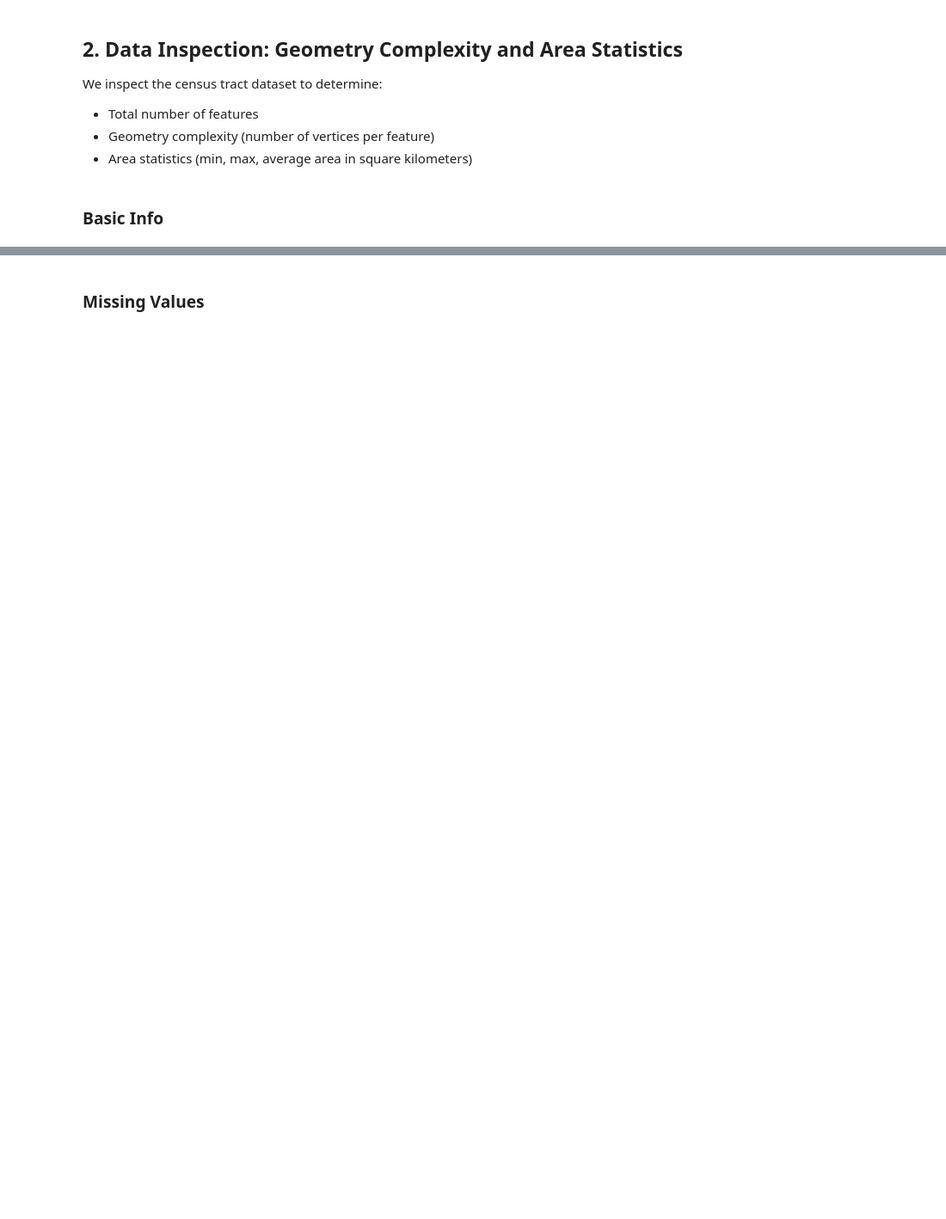
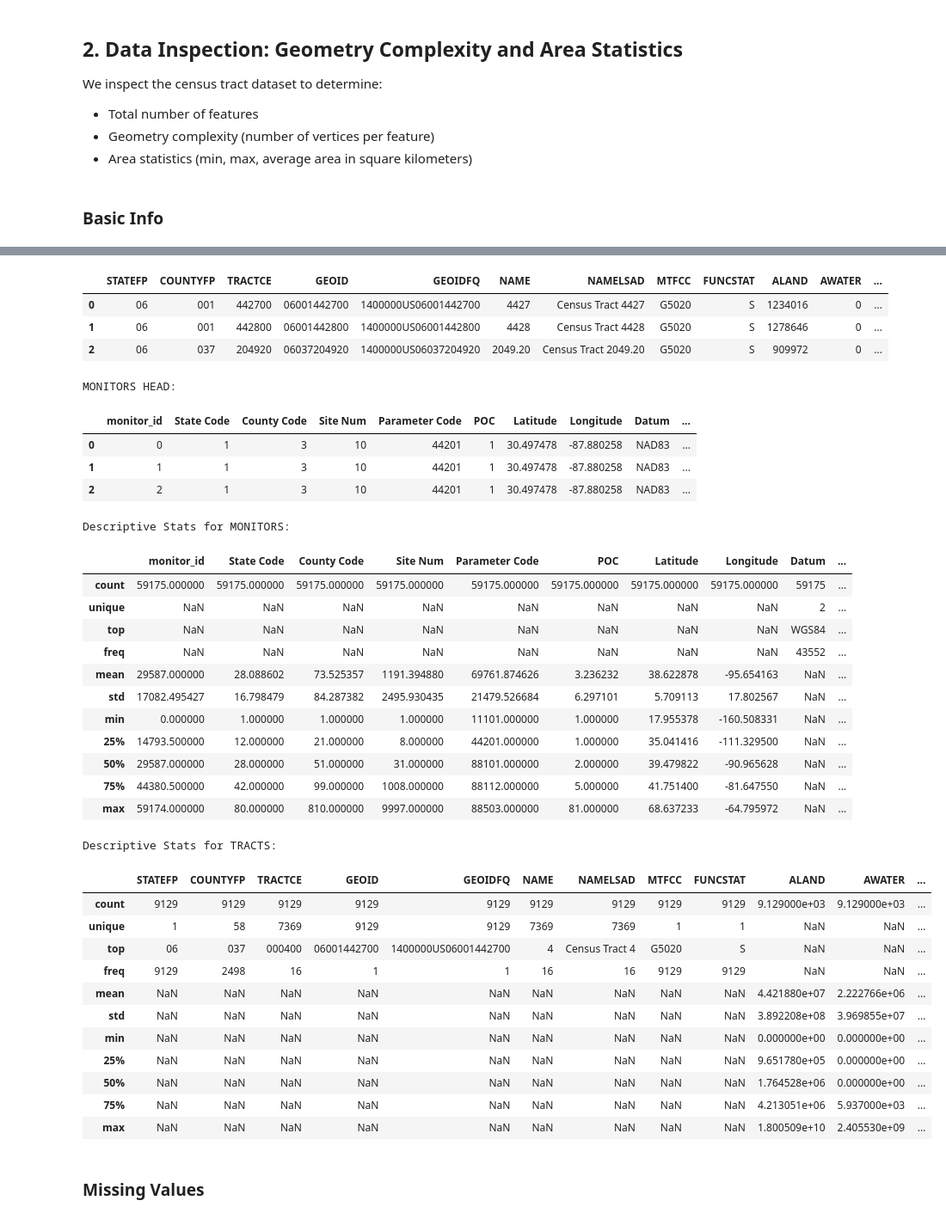
Before and after one commit to Aditya-gam/air-spatial-insights, a Jupyter notebook: notebooks/Spatial Analysis Workflow.ipynb, the cells around one changed output, grey strips where cells are left out. Shown at 86% size. Cells and saved outputs as stored; diff of their text form; code cells hidden in the pictures; blank space fills up the shorter version.

```diff
--- a/notebooks/Spatial Analysis Workflow.ipynb
+++ b/notebooks/Spatial Analysis Workflow.ipynb
@@ -33,8 +33,6 @@ from esda import Moran, Moran_Local
 import osmnx as ox
 import networkx as nx
 
-from scripts.data_loader import load_census_tracts, load_monitors
-
 import warnings
 warnings.filterwarnings("ignore", message="The weights matrix is not fully connected")
 warnings.filterwarnings("ignore", message="The weights matrix is not symmetric")
@@ -65,11 +63,12 @@ plt.rcParams['axes.titlecolor'] = 'black'
 plt.rcParams['axes.titleweight'] = 'bold'
 plt.rcParams['axes.titlepad'] = 10
 
+
 # Load Census Tract shapefile
-tracts_gdf = load_census_tracts("data/tl_2024_06_tract.zip")
+tracts = gpd.read_file('../data/raw/tl_2024_06_tract.zip')
 
 # Load Air Quality Monitor CSV
-monitors_gdf = load_monitors("data/annual_conc_by_monitor_2024.csv")
+monitors_df = pd.read_csv('../data/raw/annual_conc_by_monitor_2024.csv')
 
 # Create GeoDataFrame for monitors, using Longitude and Latitude columns
 monitors_gdf = gpd.GeoDataFrame(
@@ -110,3 +110,7 @@ display(monitors_gdf.head(3))
 # If you want descriptive stats for numeric columns:
 print("\nDescriptive Stats for MONITORS:")
 display(monitors_gdf.describe(include='all'))
+
+print("\nDescriptive Stats for TRACTS:")
+display(tracts.describe(include='all'))
+# %% [output]
@@ -113,3 +134,38 @@ display(monitors_gdf.describe(include='all'))
+|  | STATEFP | COUNTYFP | TRACTCE | GEOID | GEOIDFQ | NAME | NAMELSAD | MTFCC | FUNCSTAT | ALAND | AWATER | ... |
+| 0 | 06 | 001 | 442700 | 06001442700 | 1400000US06001442700 | 4427 | Census Tract 4427 | G5020 | S | 1234016 | 0 | ... |
+| 1 | 06 | 001 | 442800 | 06001442800 | 1400000US06001442800 | 4428 | Census Tract 4428 | G5020 | S | 1278646 | 0 | ... |
+| 2 | 06 | 037 | 204920 | 06037204920 | 1400000US06037204920 | 2049.20 | Census Tract 2049.20 | G5020 | S | 909972 | 0 | ... |
+MONITORS HEAD:
+|  | monitor_id | State Code | County Code | Site Num | Parameter Code | POC | Latitude | Longitude | Datum | ... |
+| 0 | 0 | 1 | 3 | 10 | 44201 | 1 | 30.497478 | -87.880258 | NAD83 | ... |
+| 1 | 1 | 1 | 3 | 10 | 44201 | 1 | 30.497478 | -87.880258 | NAD83 | ... |
+| 2 | 2 | 1 | 3 | 10 | 44201 | 1 | 30.497478 | -87.880258 | NAD83 | ... |
+Descriptive Stats for MONITORS:
+|  | monitor_id | State Code | County Code | Site Num | Parameter Code | POC | Latitude | Longitude | Datum | ... |
+| count | 59175.000000 | 59175.000000 | 59175.000000 | 59175.000000 | 59175.000000 | 59175.000000 | 59175.000000 | 59175.000000 | 59175 | ... |
+| unique | NaN | NaN | NaN | NaN | NaN | NaN | NaN | NaN | 2 | ... |
+| top | NaN | NaN | NaN | NaN | NaN | NaN | NaN | NaN | WGS84 | ... |
+| freq | NaN | NaN | NaN | NaN | NaN | NaN | NaN | NaN | 43552 | ... |
+| mean | 29587.000000 | 28.088602 | 73.525357 | 1191.394880 | 69761.874626 | 3.236232 | 38.622878 | -95.654163 | NaN | ... |
+| std | 17082.495427 | 16.798479 | 84.287382 | 2495.930435 | 21479.526684 | 6.297101 | 5.709113 | 17.802567 | NaN | ... |
+| min | 0.000000 | 1.000000 | 1.000000 | 1.000000 | 11101.000000 | 1.000000 | 17.955378 | -160.508331 | NaN | ... |
+| 25% | 14793.500000 | 12.000000 | 21.000000 | 8.000000 | 44201.000000 | 1.000000 | 35.041416 | -111.329500 | NaN | ... |
+| 50% | 29587.000000 | 28.000000 | 51.000000 | 31.000000 | 88101.000000 | 2.000000 | 39.479822 | -90.965628 | NaN | ... |
+| 75% | 44380.500000 | 42.000000 | 99.000000 | 1008.000000 | 88112.000000 | 5.000000 | 41.751400 | -81.647550 | NaN | ... |
+| max | 59174.000000 | 80.000000 | 810.000000 | 9997.000000 | 88503.000000 | 81.000000 | 68.637233 | -64.795972 | NaN | ... |
+Descriptive Stats for TRACTS:
+|  | STATEFP | COUNTYFP | TRACTCE | GEOID | GEOIDFQ | NAME | NAMELSAD | MTFCC | FUNCSTAT | ALAND | AWATER | ... |
+| count | 9129 | 9129 | 9129 | 9129 | 9129 | 9129 | 9129 | 9129 | 9129 | 9.129000e+03 | 9.129000e+03 | ... |
+| unique | 1 | 58 | 7369 | 9129 | 9129 | 7369 | 7369 | 1 | 1 | NaN | NaN | ... |
+| top | 06 | 037 | 000400 | 06001442700 | 1400000US06001442700 | 4 | Census Tract 4 | G5020 | S | NaN | NaN | ... |
+| freq | 9129 | 2498 | 16 | 1 | 1 | 16 | 16 | 9129 | 9129 | NaN | NaN | ... |
+| mean | NaN | NaN | NaN | NaN | NaN | NaN | NaN | NaN | NaN | 4.421880e+07 | 2.222766e+06 | ... |
+| std | NaN | NaN | NaN | NaN | NaN | NaN | NaN | NaN | NaN | 3.892208e+08 | 3.969855e+07 | ... |
+| min | NaN | NaN | NaN | NaN | NaN | NaN | NaN | NaN | NaN | 0.000000e+00 | 0.000000e+00 | ... |
+| 25% | NaN | NaN | NaN | NaN | NaN | NaN | NaN | NaN | NaN | 9.651780e+05 | 0.000000e+00 | ... |
+| 50% | NaN | NaN | NaN | NaN | NaN | NaN | NaN | NaN | NaN | 1.764528e+06 | 0.000000e+00 | ... |
+| 75% | NaN | NaN | NaN | NaN | NaN | NaN | NaN | NaN | NaN | 4.213051e+06 | 5.937000e+03 | ... |
+| max | NaN | NaN | NaN | NaN | NaN | NaN | NaN | NaN | NaN | 1.800509e+10 | 2.405530e+09 | ... |
 # %% [markdown]
 ### Missing Values
 # %%
```
Also changed, not shown: parts of 13 cells of this notebook, 1 other file.
